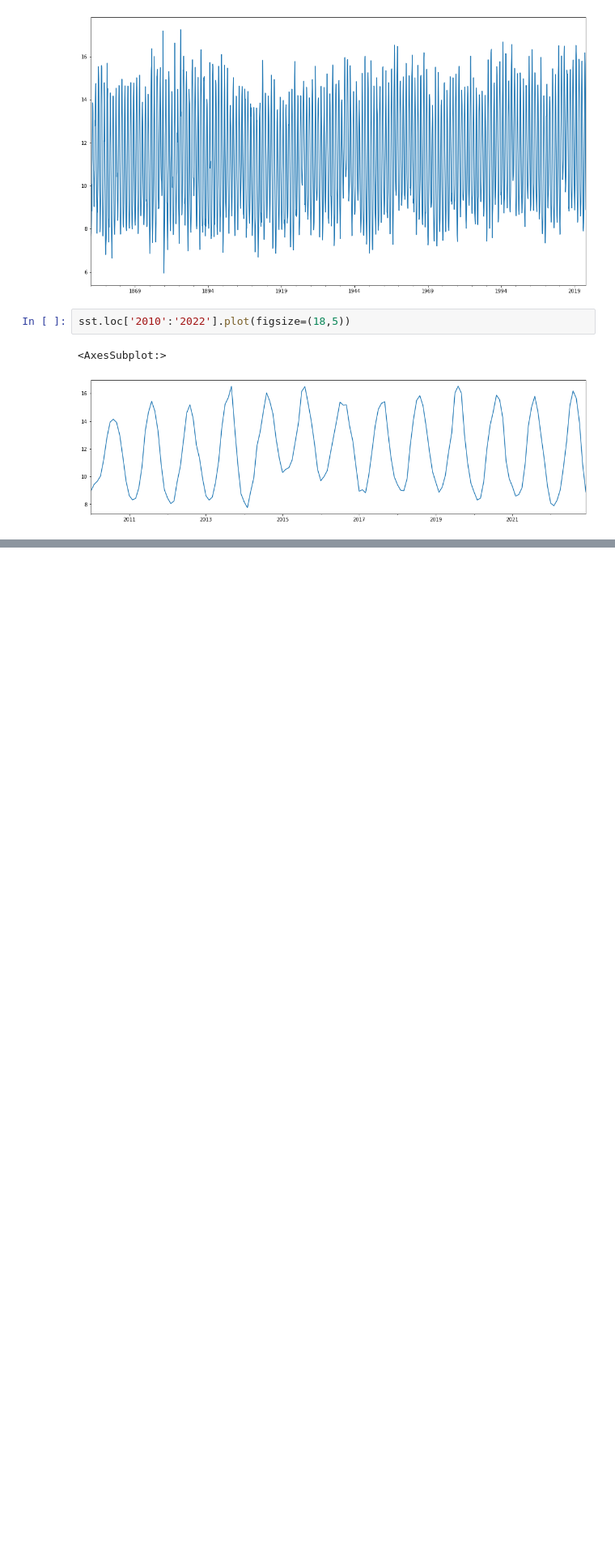
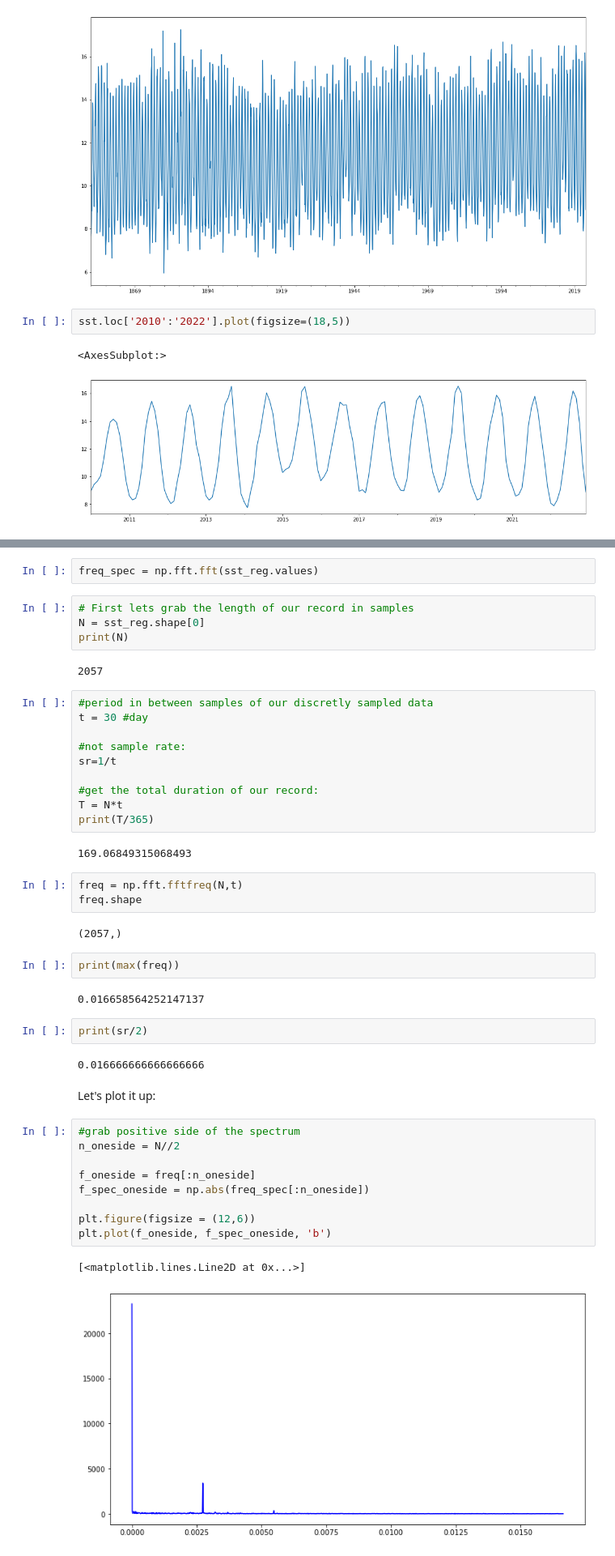
Before and after one commit to eoda-macs401/earth_ocean_data_analysis, a Jupyter notebook: _sources/Notebooks/Untitled.ipynb, the cells around one changed output, grey strips where cells are left out. Shown at 81% size. Cells and saved outputs as stored; diff of their text form; blank space fills up the shorter version.

```diff
--- a/_sources/Notebooks/Untitled.ipynb
+++ b/_sources/Notebooks/Untitled.ipynb
@@ -115,0 +151,47 @@ sst.loc['2010':'2022'].plot(figsize=(18,5))
+# %%
+freq_spec = np.fft.fft(sst_reg.values)
+# %%
+# First lets grab the length of our record in samples
+N = sst_reg.shape[0]
+print(N)
+# %% [output]
+2057
+# %%
+#period in between samples of our discretly sampled data
+t = 30 #day
+
+#not sample rate:
+sr=1/t
+
+#get the total duration of our record:
+T = N*t
+print(T/365)
+# %% [output]
+169.06849315068493
+# %%
+freq = np.fft.fftfreq(N,t)
+freq.shape
+# %% [output]
+(2057,)
+# %%
+print(max(freq))
+# %% [output]
+0.016658564252147137
+# %%
+print(sr/2)
+# %% [output]
+0.016666666666666666
+# %% [markdown]
+Let's plot it up:
+# %%
+#grab positive side of the spectrum
+n_oneside = N//2
+
+f_oneside = freq[:n_oneside]
+f_spec_oneside = np.abs(freq_spec[:n_oneside])
+
+plt.figure(figsize = (12,6))
+plt.plot(f_oneside, f_spec_oneside, 'b')
+# %% [output]
+[<matplotlib.lines.Line2D at 0x...>]
+[figure, added]
```
Also changed, not shown: parts of 21 cells of this notebook, 16 other files.
